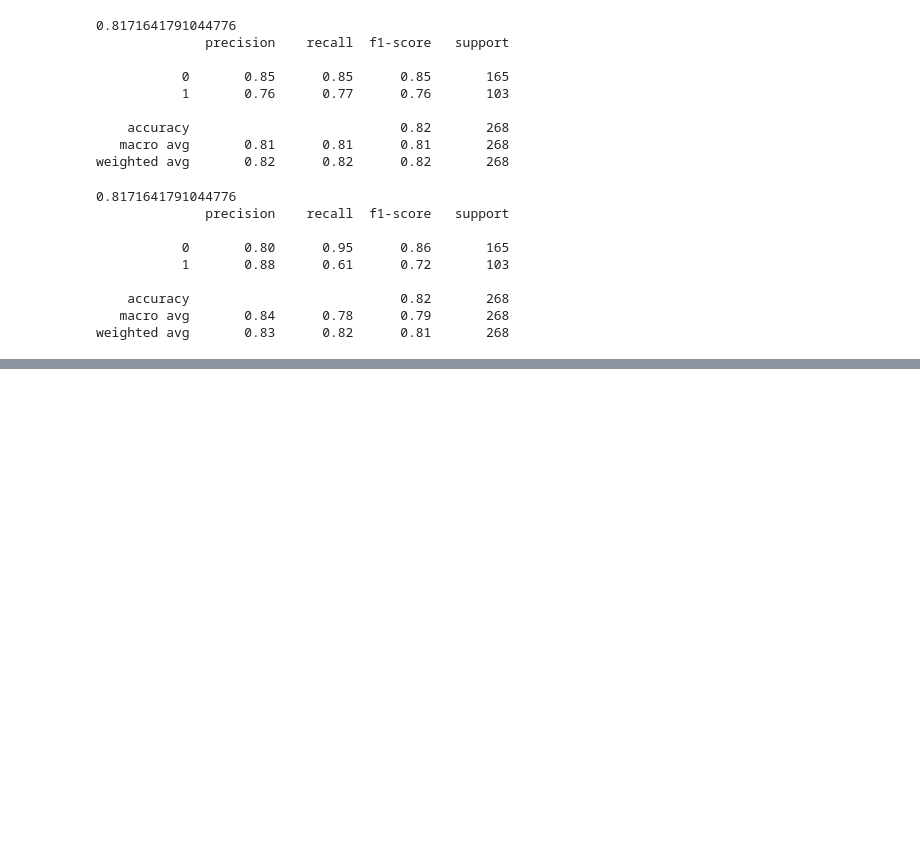
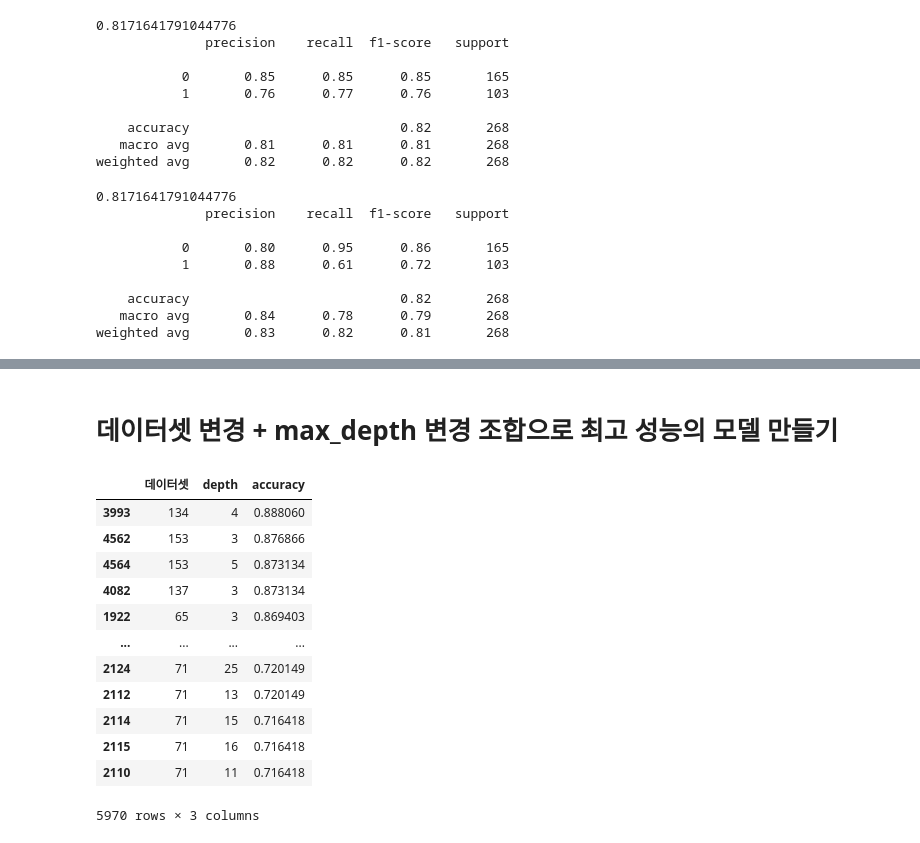
Before and after one commit to hanyomi/fintech3, a Jupyter notebook: 06machine_learning/08지도학습_분류분석_의사결정나무.ipynb, the cells around one changed output, grey strips where cells are left out. Saved outputs shown, nothing was run; the diff lists cells and outputs as text; code cells hidden in the pictures; blank space fills up the shorter version.

```diff
--- a/06machine_learning/08지도학습_분류분석_의사결정나무.ipynb
+++ b/06machine_learning/08지도학습_분류분석_의사결정나무.ipynb
@@ -769,0 +887,2 @@ weighted avg       0.83      0.82      0.81       268
+# %% [markdown]
+# 데이터셋 변경 + max_depth 변경 조합으로 최고 성능의 모델 만들기
@@ -769,0 +893,49 @@ weighted avg       0.83      0.82      0.81       268
+# %%
+result=[]
+for num in range(1,200):
+    X_train, X_test, y_train, y_test = train_test_split(X, y, test_size=0.3, random_state=num, stratify=y)
+
+    cate_cols = ['Pclass', 'Sex', 'Age', 'Embarked']
+    num_cols = ['Family']
+
+    ohe = OneHotEncoder(drop='first', handle_unknown="ignore", sparse_output=False)
+    # one-hot-encoding 훈련 - 카테고리 자료 전체를 조사해서 목록 만들기, 반드시 train 데이터만 fit을 시킴
+    ohe.fit(X_train[cate_cols])
+    X_train_ohe = ohe.transform(X_train[cate_cols]) # fit에서 만든 목록에 숫자 붙여 내보내기
+    X_test_ohe = ohe.transform(X_test[cate_cols])
+
+    ohe_cols = ohe.get_feature_names_out(cate_cols)
+
+    # 데이터프레임으로 변환
+    X_train_ohe_df = pd. DataFrame(X_train_ohe, columns=ohe_cols, index=X_train. index)
+    X_test_ohe_df = pd.DataFrame(X_test_ohe, columns=ohe_cols, index=X_test.index)
+
+    # 수치형 데이터 합치기
+    X_train_ohe_df = pd.concat ( [X_train_ohe_df, X_train[num_cols]], axis=1)
+    X_test_ohe_df = pd.concat ( [X_test_ohe_df, X_test [num_cols]], axis=1)
+
+    # 의사결정나무로 분석하기
+    for depth in range(1,31):
+        dtc = DecisionTreeClassifier(max_depth=depth, criterion='gini', random_state=42, class_weight='balanced')
+        dtc.fit(X_train_ohe_df, y_train)
+        pred = dtc.predict(X_test_ohe_df)
+    #     print(f"{num}번째 데이터셋",accuracy_score(y_test, pred))
+        result.append(dict(데이터셋=num,depth=depth,accuracy=accuracy_score(y_test, pred)))
+        # print(classification_report(y_test, pred))
+result_df=pd.DataFrame(result)
+result_df=result_df.sort_values(by='accuracy',ascending=False)
+display(result_df)
+# %% [output]
+|  | 데이터셋 | depth | accuracy |
+| 3993 | 134 | 4 | 0.888060 |
+| 4562 | 153 | 3 | 0.876866 |
+| 4564 | 153 | 5 | 0.873134 |
+| 4082 | 137 | 3 | 0.873134 |
+| 1922 | 65 | 3 | 0.869403 |
+| ... | ... | ... | ... |
+| 2124 | 71 | 25 | 0.720149 |
+| 2112 | 71 | 13 | 0.720149 |
+| 2114 | 71 | 15 | 0.716418 |
+| 2115 | 71 | 16 | 0.716418 |
+| 2110 | 71 | 11 | 0.716418 |
+5970 rows × 3 columns
```
Also changed, not shown: parts of 23 cells of this notebook, 1 other file.
